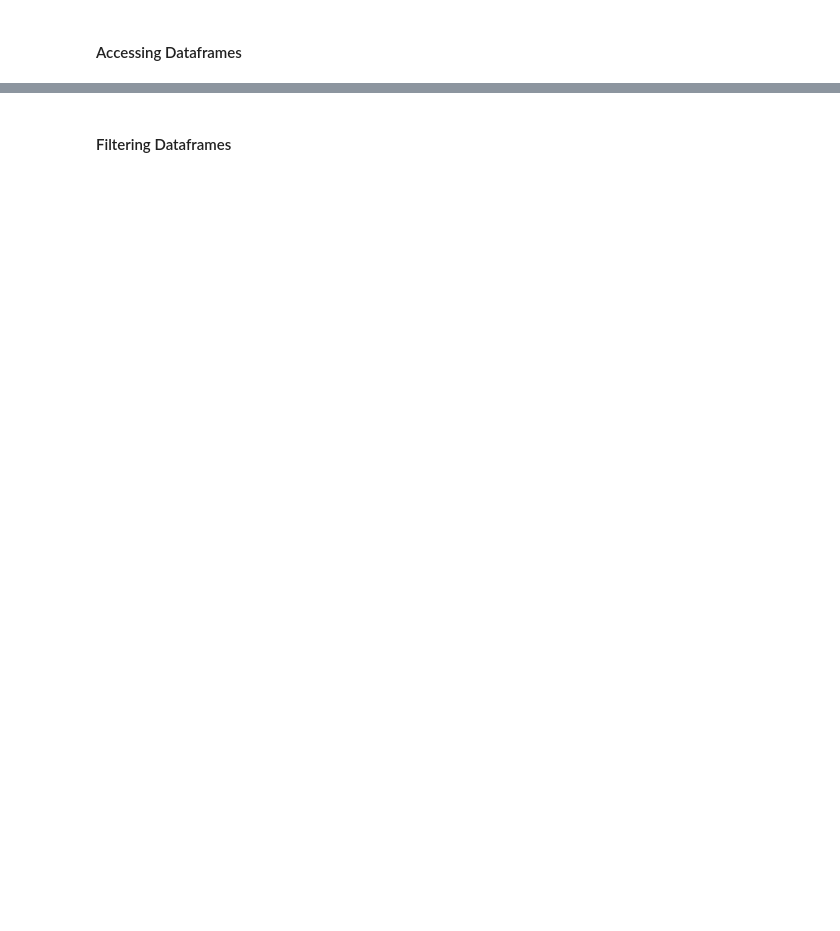
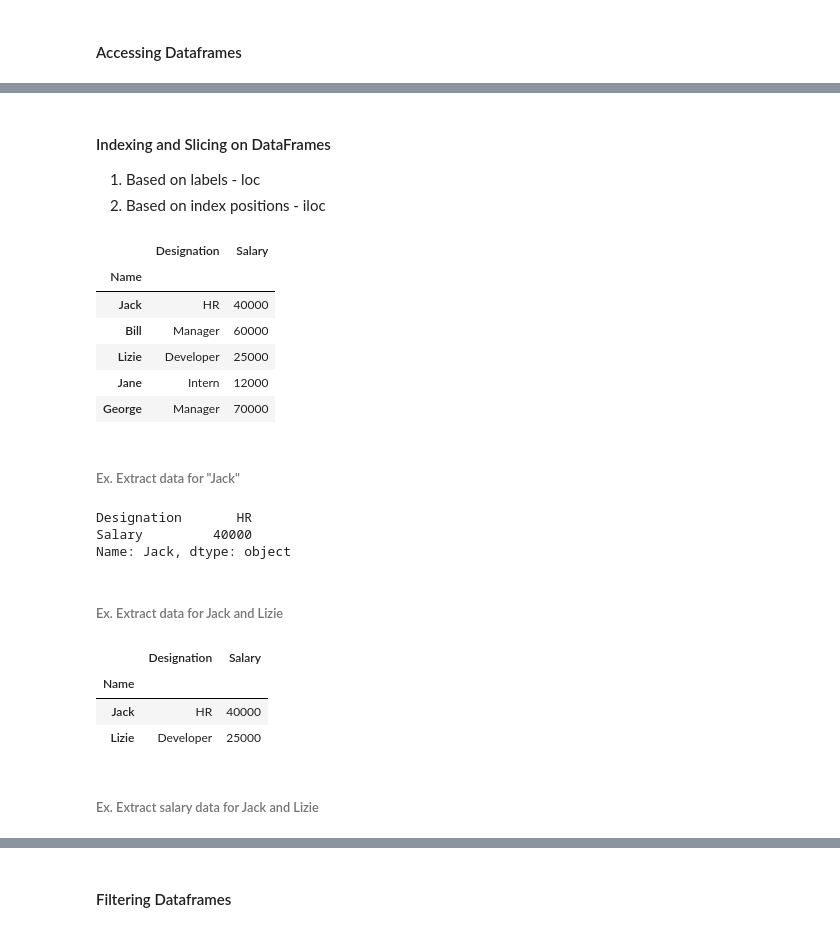
Before and after one commit to knowledge-corner/Optum_Global_nov_24, a Jupyter notebook: Day - 2.ipynb, the cells around one changed output, grey strips where cells are left out. Drawn from its saved outputs; the diff is of its cells as text; code cells hidden in the pictures; blank space fills up the shorter version.

```diff
--- a/Day - 2.ipynb
+++ b/Day - 2.ipynb
@@ -453,0 +547,34 @@ df
+# %% [markdown]
+#### Indexing and Slicing on DataFrames
+1. Based on labels - loc
+2. Based on index positions - iloc
+# %%
+df.set_index("Name", inplace=True)
+df
+# %% [output]
+|  | Designation | Salary |
+| Name |  |  |
+| Jack | HR | 40000 |
+| Bill | Manager | 60000 |
+| Lizie | Developer | 25000 |
+| Jane | Intern | 12000 |
+| George | Manager | 70000 |
+# %% [markdown]
+###### Ex. Extract data for "Jack"
+# %%
+df.loc["Jack"]  # series object as it is extracting single row
+# %% [output]
+Designation       HR
+Salary         40000
+Name: Jack, dtype: object
+# %% [markdown]
+###### Ex. Extract data for Jack and Lizie
+# %%
+df.loc[["Jack", "Lizie"]]  # mutiple rows and multiple cols hence df object
+# %% [output]
+|  | Designation | Salary |
+| Name |  |  |
+| Jack | HR | 40000 |
+| Lizie | Developer | 25000 |
+# %% [markdown]
+###### Ex. Extract salary data for Jack and Lizie
```
Also changed, not shown: parts of 52 cells of this notebook, 6 other files.
